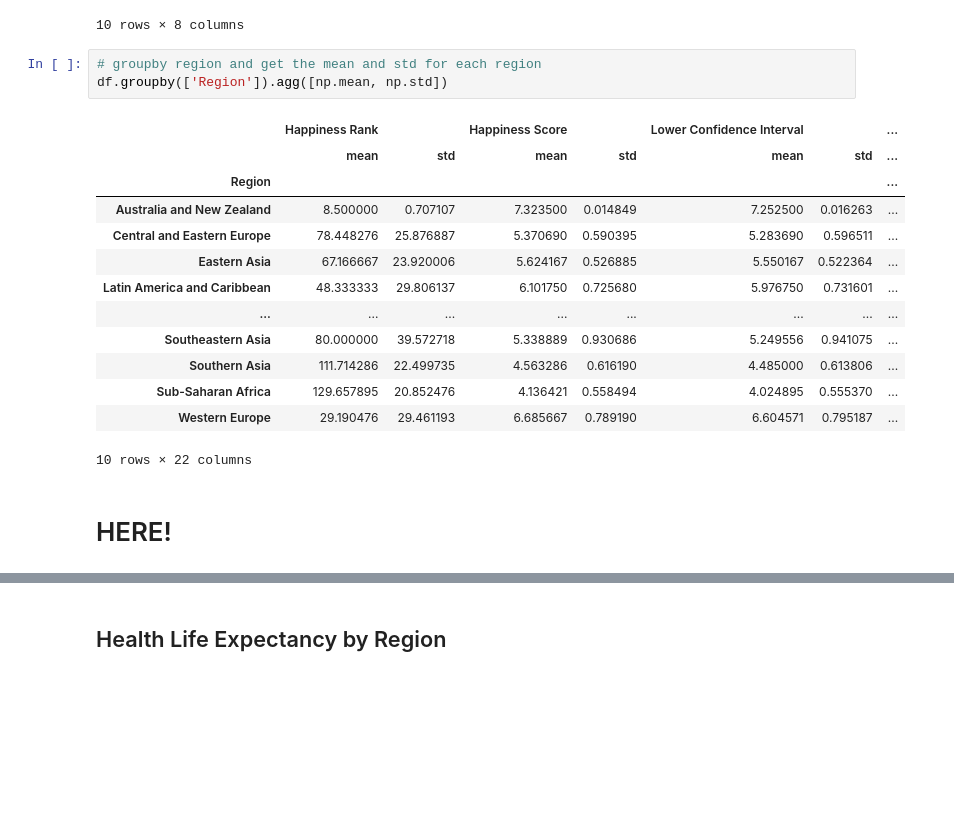
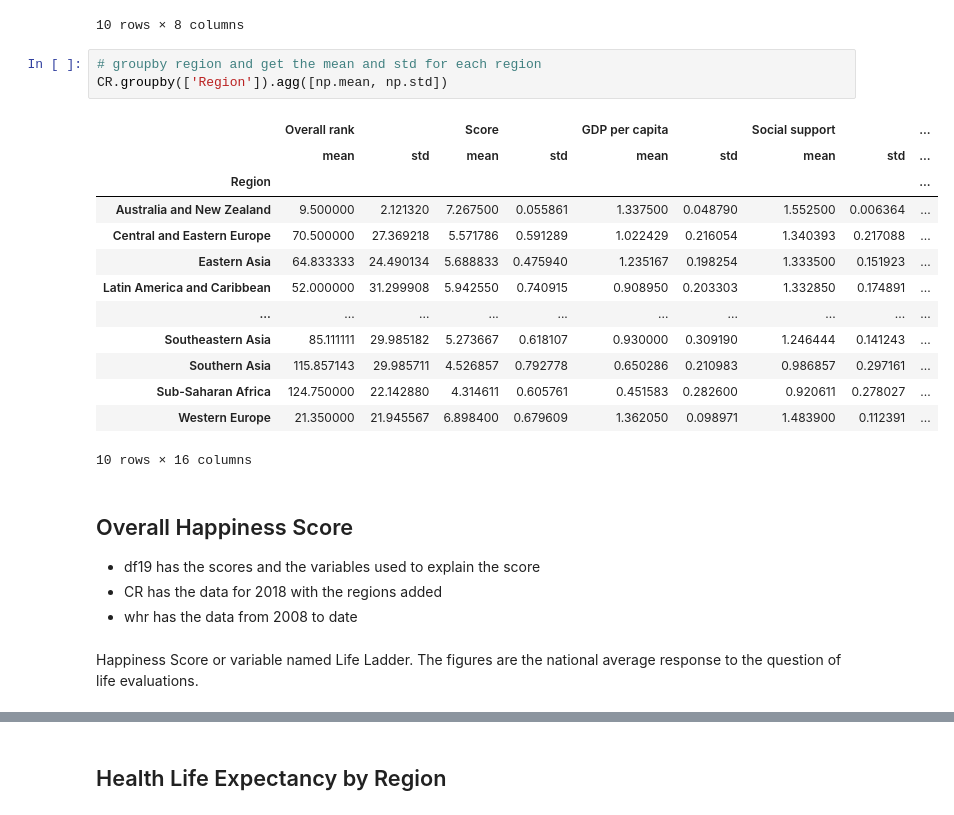
Before and after one commit to angela1C/Programming-for-Data-Analysis-Simulation-Project-2019, a Jupyter notebook: HappySimulate.ipynb, the cells around one changed output, grey strips where cells are left out. Drawn from its saved outputs; the diff is of its cells as text; blank space fills up the shorter version.

Commit message:
regional variations

```diff
--- a/HappySimulate.ipynb
+++ b/HappySimulate.ipynb
@@ -329,20 +321,25 @@ pd.pivot_table(CR, index=['Region'] )
 10 rows × 8 columns
 # %%
 # groupby region and get the mean and std for each region
-df.groupby(['Region']).agg([np.mean, np.std])
+CR.groupby(['Region']).agg([np.mean, np.std])
 # %% [output]
-|  | Happiness Rank |  | Happiness Score |  | Lower Confidence Interval |  | ... |
-|  | mean | std | mean | std | mean | std | ... |
-| Region |  |  |  |  |  |  | ... |
-| Australia and New Zealand | 8.500000 | 0.707107 | 7.323500 | 0.014849 | 7.252500 | 0.016263 | ... |
-| Central and Eastern Europe | 78.448276 | 25.876887 | 5.370690 | 0.590395 | 5.283690 | 0.596511 | ... |
-| Eastern Asia | 67.166667 | 23.920006 | 5.624167 | 0.526885 | 5.550167 | 0.522364 | ... |
-| Latin America and Caribbean | 48.333333 | 29.806137 | 6.101750 | 0.725680 | 5.976750 | 0.731601 | ... |
-| ... | ... | ... | ... | ... | ... | ... | ... |
-| Southeastern Asia | 80.000000 | 39.572718 | 5.338889 | 0.930686 | 5.249556 | 0.941075 | ... |
-| Southern Asia | 111.714286 | 22.499735 | 4.563286 | 0.616190 | 4.485000 | 0.613806 | ... |
-| Sub-Saharan Africa | 129.657895 | 20.852476 | 4.136421 | 0.558494 | 4.024895 | 0.555370 | ... |
-| Western Europe | 29.190476 | 29.461193 | 6.685667 | 0.789190 | 6.604571 | 0.795187 | ... |
+|  | Overall rank |  | Score |  | GDP per capita |  | Social support |  | ... |
+|  | mean | std | mean | std | mean | std | mean | std | ... |
+| Region |  |  |  |  |  |  |  |  | ... |
+| Australia and New Zealand | 9.500000 | 2.121320 | 7.267500 | 0.055861 | 1.337500 | 0.048790 | 1.552500 | 0.006364 | ... |
+| Central and Eastern Europe | 70.500000 | 27.369218 | 5.571786 | 0.591289 | 1.022429 | 0.216054 | 1.340393 | 0.217088 | ... |
+| Eastern Asia | 64.833333 | 24.490134 | 5.688833 | 0.475940 | 1.235167 | 0.198254 | 1.333500 | 0.151923 | ... |
+| Latin America and Caribbean | 52.000000 | 31.299908 | 5.942550 | 0.740915 | 0.908950 | 0.203303 | 1.332850 | 0.174891 | ... |
+| ... | ... | ... | ... | ... | ... | ... | ... | ... | ... |
+| Southeastern Asia | 85.111111 | 29.985182 | 5.273667 | 0.618107 | 0.930000 | 0.309190 | 1.246444 | 0.141243 | ... |
+| Southern Asia | 115.857143 | 29.985711 | 4.526857 | 0.792778 | 0.650286 | 0.210983 | 0.986857 | 0.297161 | ... |
+| Sub-Saharan Africa | 124.750000 | 22.142880 | 4.314611 | 0.605761 | 0.451583 | 0.282600 | 0.920611 | 0.278027 | ... |
+| Western Europe | 21.350000 | 21.945567 | 6.898400 | 0.679609 | 1.362050 | 0.098971 | 1.483900 | 0.112391 | ... |
-10 rows × 22 columns
+10 rows × 16 columns
-# %% [markdown]
-# HERE!
+# %% [markdown]
+## Overall Happiness Score
+- df19 has the scores and the variables used to explain the score
+- CR has the data for 2018 with the regions added
+- whr has the data from 2008 to date
+# %% [markdown]
+Happiness Score or variable named Life Ladder. The figures are the national average response to the question of life evaluations.
```
Also changed, not shown: parts of 56 cells of this notebook.
